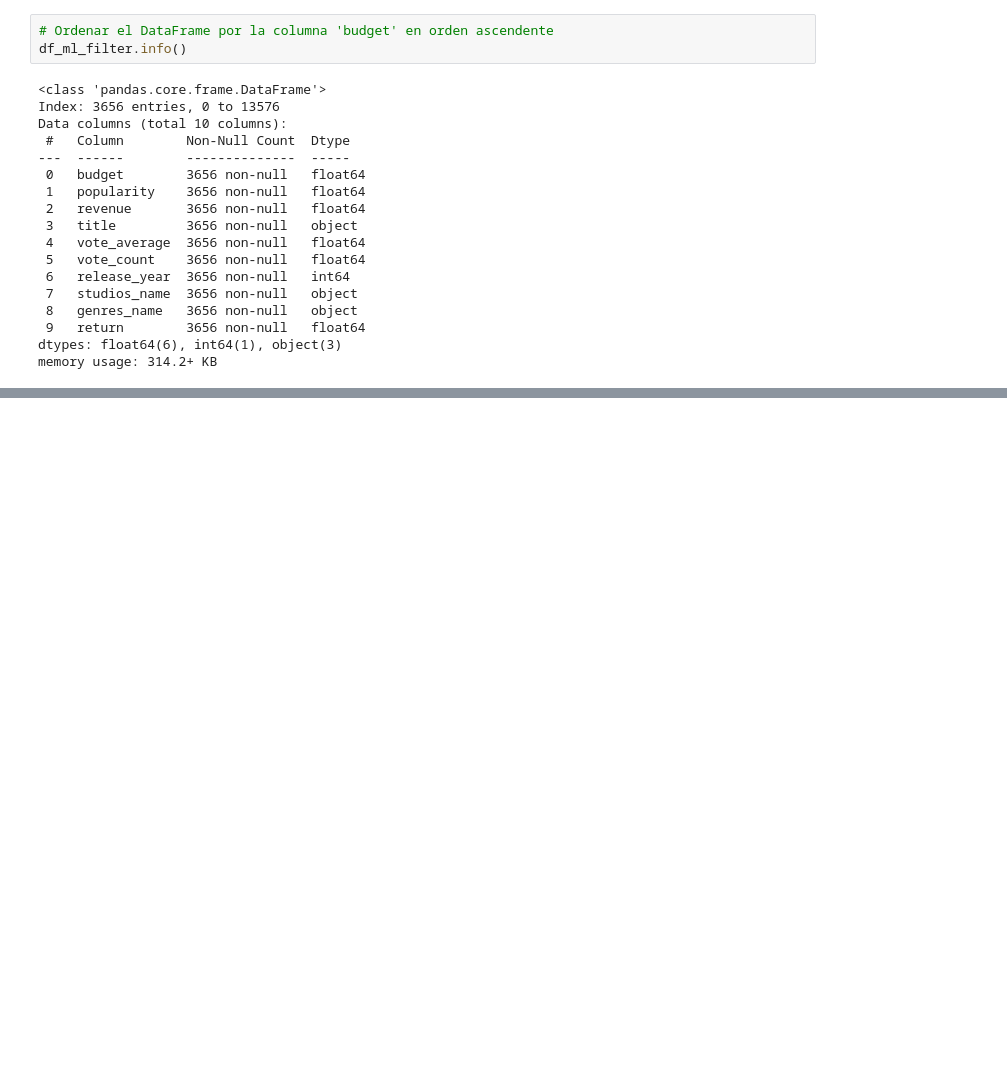
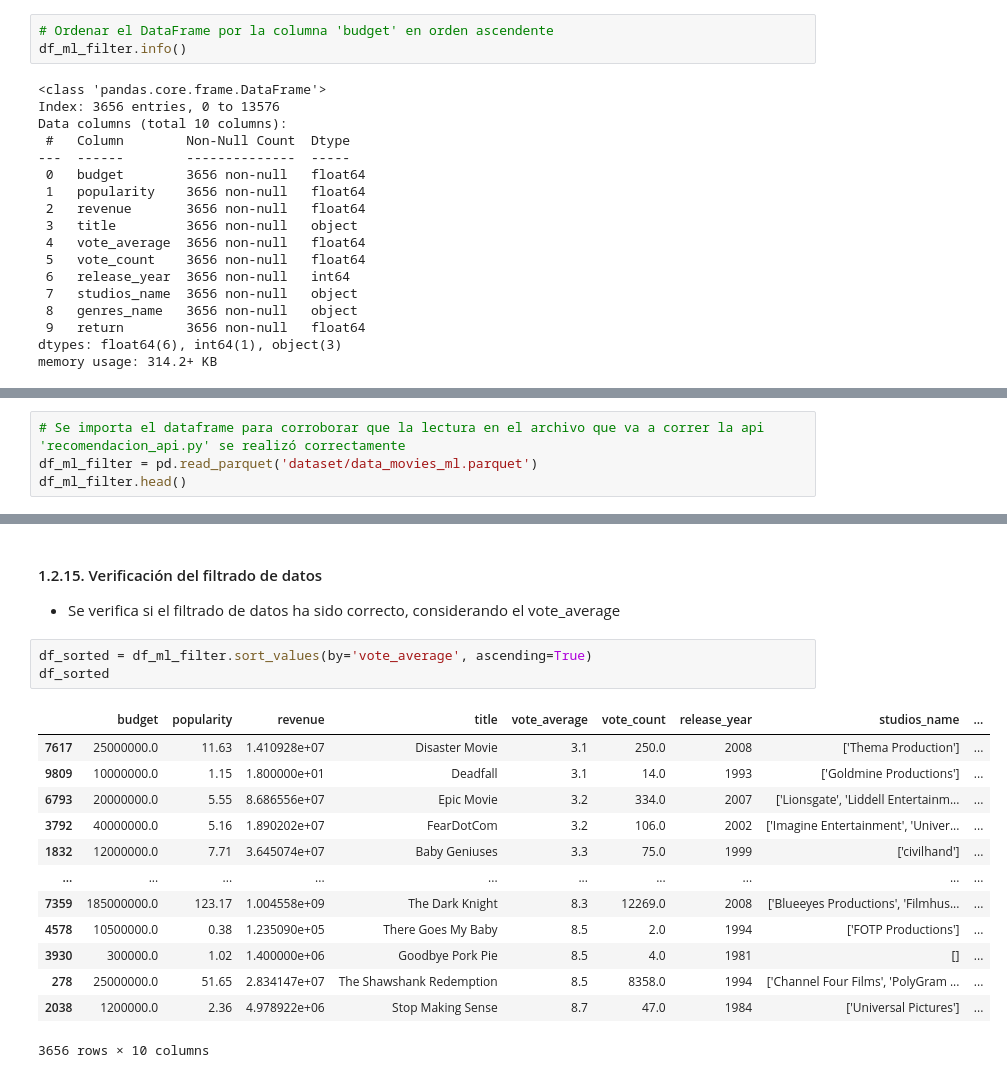
Before and after one commit to JosueMonte/Sistema_Recomendacion, a Jupyter notebook: eda.ipynb, the cells around one changed output, grey strips where cells are left out. Drawn from its saved outputs; the diff is of its cells as text; blank space fills up the shorter version.

Commit message:
se añadió el archivo del modelo llamado machine_learning y se realizaron correcciones menores

```diff
--- a/eda.ipynb
+++ b/eda.ipynb
@@ -615,0 +357,4 @@ recomendacion(df_ml_filter, 'Toy Story')
+# %%
+# Se importa el dataframe para corroborar que la lectura en el archivo que va a correr la api 'recomendacion_api.py' se realizó correctamente
+df_ml_filter = pd.read_parquet('dataset/data_movies_ml.parquet')
+df_ml_filter.head()
@@ -615,0 +368,20 @@ recomendacion(df_ml_filter, 'Toy Story')
+# %% [markdown]
+#### 1.2.15. Verificación del filtrado de datos
+* Se verifica si el filtrado de datos ha sido correcto, considerando el vote_average
+# %%
+df_sorted = df_ml_filter.sort_values(by='vote_average', ascending=True)
+df_sorted
+# %% [output]
+|  | budget | popularity | revenue | title | vote_average | vote_count | release_year | studios_name | ... |
+| 7617 | 25000000.0 | 11.63 | 1.410928e+07 | Disaster Movie | 3.1 | 250.0 | 2008 | ['Thema Production'] | ... |
+| 9809 | 10000000.0 | 1.15 | 1.800000e+01 | Deadfall | 3.1 | 14.0 | 1993 | ['Goldmine Productions'] | ... |
+| 6793 | 20000000.0 | 5.55 | 8.686556e+07 | Epic Movie | 3.2 | 334.0 | 2007 | ['Lionsgate', 'Liddell Entertainm... | ... |
+| 3792 | 40000000.0 | 5.16 | 1.890202e+07 | FearDotCom | 3.2 | 106.0 | 2002 | ['Imagine Entertainment', 'Univer... | ... |
+| 1832 | 12000000.0 | 7.71 | 3.645074e+07 | Baby Geniuses | 3.3 | 75.0 | 1999 | ['civilhand'] | ... |
+| ... | ... | ... | ... | ... | ... | ... | ... | ... | ... |
+| 7359 | 185000000.0 | 123.17 | 1.004558e+09 | The Dark Knight | 8.3 | 12269.0 | 2008 | ['Blueeyes Productions', 'Filmhus... | ... |
+| 4578 | 10500000.0 | 0.38 | 1.235090e+05 | There Goes My Baby | 8.5 | 2.0 | 1994 | ['FOTP Productions'] | ... |
+| 3930 | 300000.0 | 1.02 | 1.400000e+06 | Goodbye Pork Pie | 8.5 | 4.0 | 1981 | [] | ... |
+| 278 | 25000000.0 | 51.65 | 2.834147e+07 | The Shawshank Redemption | 8.5 | 8358.0 | 1994 | ['Channel Four Films', 'PolyGram ... | ... |
+| 2038 | 1200000.0 | 2.36 | 4.978922e+06 | Stop Making Sense | 8.7 | 47.0 | 1984 | ['Universal Pictures'] | ... |
+3656 rows × 10 columns
```
Also changed, not shown: parts of 46 cells of this notebook, 3 other files.
